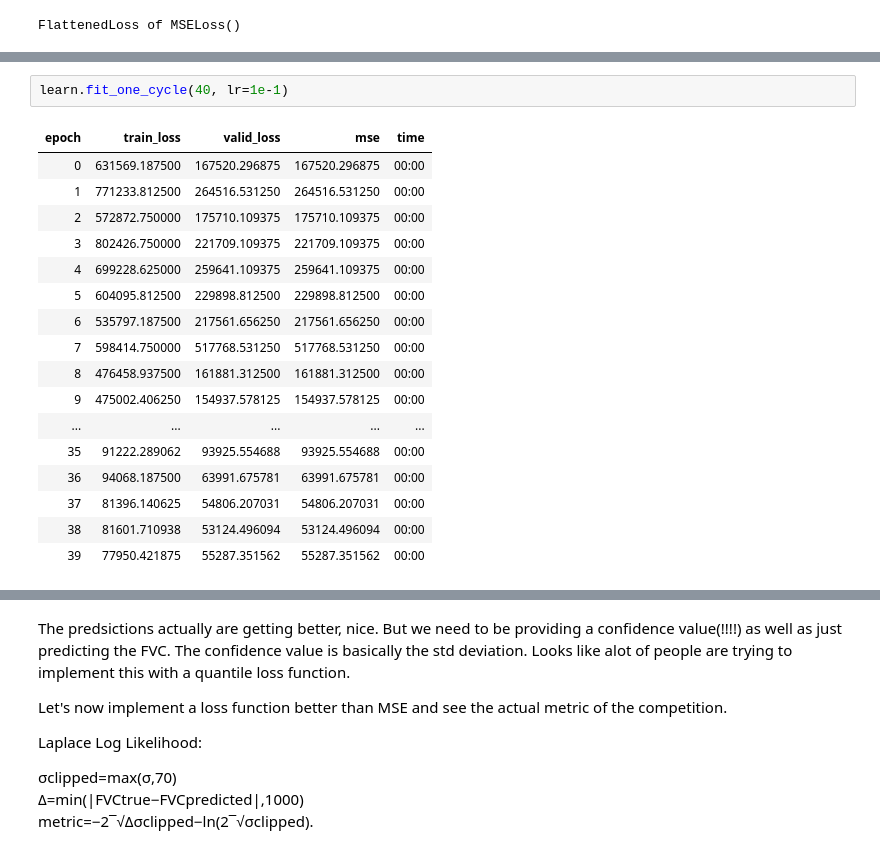
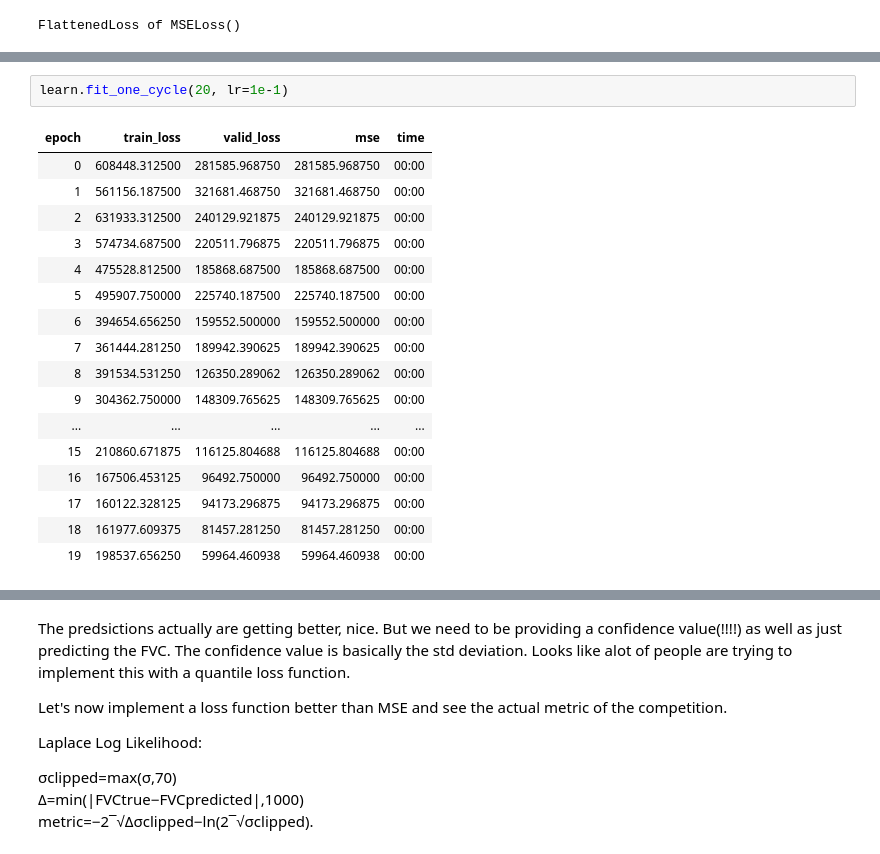
Before and after one commit to alibabaz/kaggle_osic_pulmonary_fibrosis, a Jupyter notebook: tabular_initial.ipynb, the cells around one changed output, grey strips where cells are left out. Drawn from its saved outputs; the diff is of its cells as text.

```diff
--- a/tabular_initial.ipynb
+++ b/tabular_initial.ipynb
@@ -108,23 +108,23 @@ learn.show_results()
 # %%
-learn.fit_one_cycle(40, lr=1e-1)
+learn.fit_one_cycle(20, lr=1e-1)
 # %% [output]
 | epoch | train_loss | valid_loss | mse | time |
-| 0 | 631569.187500 | 167520.296875 | 167520.296875 | 00:00 |
-| 1 | 771233.812500 | 264516.531250 | 264516.531250 | 00:00 |
-| 2 | 572872.750000 | 175710.109375 | 175710.109375 | 00:00 |
-| 3 | 802426.750000 | 221709.109375 | 221709.109375 | 00:00 |
-| 4 | 699228.625000 | 259641.109375 | 259641.109375 | 00:00 |
-| 5 | 604095.812500 | 229898.812500 | 229898.812500 | 00:00 |
-| 6 | 535797.187500 | 217561.656250 | 217561.656250 | 00:00 |
-| 7 | 598414.750000 | 517768.531250 | 517768.531250 | 00:00 |
-| 8 | 476458.937500 | 161881.312500 | 161881.312500 | 00:00 |
-| 9 | 475002.406250 | 154937.578125 | 154937.578125 | 00:00 |
+| 0 | 608448.312500 | 281585.968750 | 281585.968750 | 00:00 |
+| 1 | 561156.187500 | 321681.468750 | 321681.468750 | 00:00 |
+| 2 | 631933.312500 | 240129.921875 | 240129.921875 | 00:00 |
+| 3 | 574734.687500 | 220511.796875 | 220511.796875 | 00:00 |
+| 4 | 475528.812500 | 185868.687500 | 185868.687500 | 00:00 |
+| 5 | 495907.750000 | 225740.187500 | 225740.187500 | 00:00 |
+| 6 | 394654.656250 | 159552.500000 | 159552.500000 | 00:00 |
+| 7 | 361444.281250 | 189942.390625 | 189942.390625 | 00:00 |
+| 8 | 391534.531250 | 126350.289062 | 126350.289062 | 00:00 |
+| 9 | 304362.750000 | 148309.765625 | 148309.765625 | 00:00 |
 | ... | ... | ... | ... | ... |
-| 35 | 91222.289062 | 93925.554688 | 93925.554688 | 00:00 |
-| 36 | 94068.187500 | 63991.675781 | 63991.675781 | 00:00 |
-| 37 | 81396.140625 | 54806.207031 | 54806.207031 | 00:00 |
-| 38 | 81601.710938 | 53124.496094 | 53124.496094 | 00:00 |
-| 39 | 77950.421875 | 55287.351562 | 55287.351562 | 00:00 |
+| 15 | 210860.671875 | 116125.804688 | 116125.804688 | 00:00 |
+| 16 | 167506.453125 | 96492.750000 | 96492.750000 | 00:00 |
+| 17 | 160122.328125 | 94173.296875 | 94173.296875 | 00:00 |
+| 18 | 161977.609375 | 81457.281250 | 81457.281250 | 00:00 |
+| 19 | 198537.656250 | 59964.460938 | 59964.460938 | 00:00 |
 # %%
 learn.show_results()
 # %% [output]
```
Also changed, not shown: parts of 35 cells of this notebook.
